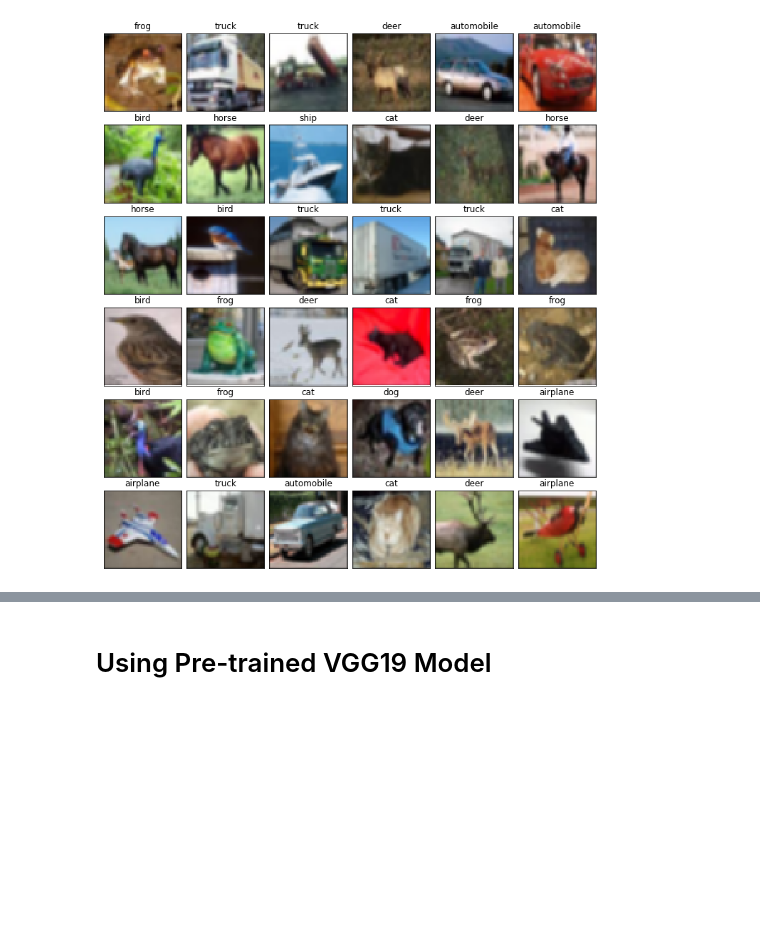
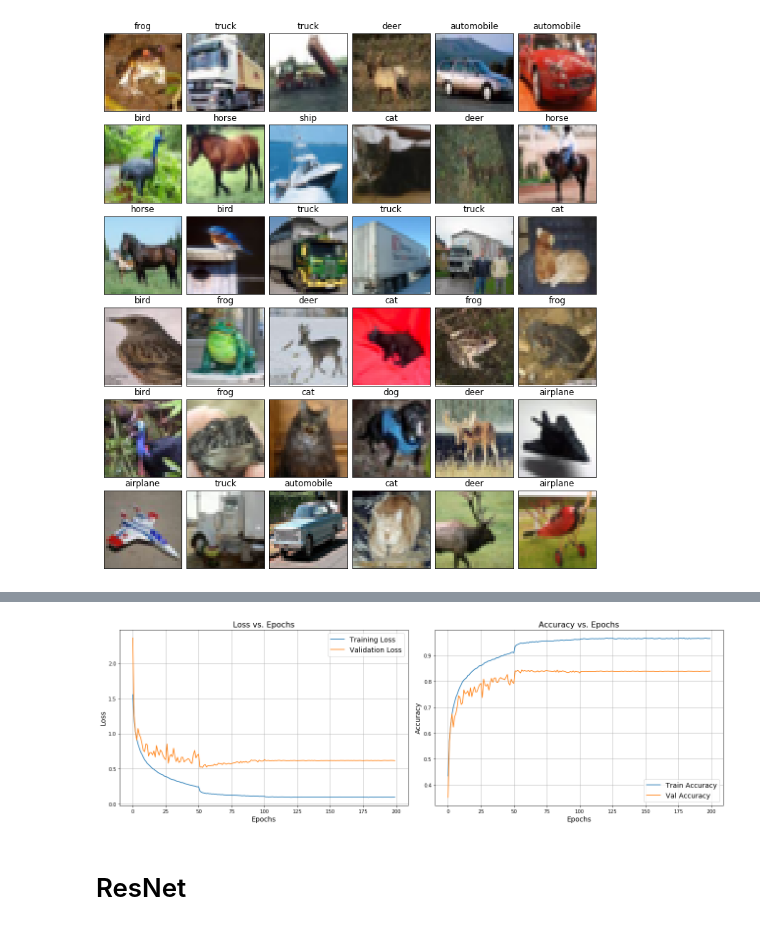
Before and after one commit to JifuZhao/CIFAR10-Keras, a Jupyter notebook: CIFAR10 Object Recognition.ipynb, the cells around one changed output, grey strips where cells are left out. Drawn from its saved outputs; the diff is of its cells as text; code cells hidden in the pictures; blank space fills up the shorter version.

```diff
--- a/CIFAR10 Object Recognition.ipynb
+++ b/CIFAR10 Object Recognition.ipynb
@@ -194,0 +387,6 @@ _________________________________________________________________
+# %%
+# Create ResNet model
+input_shape = (32, 32, 3)
+resnet_model = resnet(input_shape=input_shape, num_classes=10)
+
+resnet_model.summary()
@@ -195,12 +411,16 @@ _________________________________________________________________
 # %%
 # Create optimizer
-opt = keras.optimizers.Adam(lr=0.001, beta_1=0.9, beta_2=0.999)
-vgg19.compile(optimizer=opt, loss='categorical_crossentropy', metrics=['accuracy'])
+opt = keras.optimizers.Adam(lr=lr_schedule(0))
+resnet_model.compile(optimizer=opt, loss='categorical_crossentropy', metrics=['accuracy'])
 
 # Create call backs
-checkpoint = ModelCheckpoint(filepath='./models/vgg19_checkpoint.h5', verbose=0, save_best_only=True)
+checkpoint = ModelCheckpoint(filepath='./models/resnet_checkpoint.h5', verbose=0, save_best_only=True)
+lr_scheduler = LearningRateScheduler(lr_schedule)
+lr_reducer = ReduceLROnPlateau(factor=np.sqrt(0.1), cooldown=0, patience=5, min_lr=0.5e-6)
+callbacks = [checkpoint, lr_reducer, lr_scheduler]
 
 # Train the model
-vgg19_history = vgg19.fit(x=train_x, y=train_y, batch_size=64, epochs=200, verbose=2,
-                          validation_data=(val_x, val_y), callbacks=[checkpoint])
+resnet_history = resnet_model.fit(x=train_x, y=train_y, batch_size=128, epochs=200, verbose=2,
+                                  validation_data=(val_x, val_y), callbacks=callbacks)
+_ = gc.collect()
 # %% [output]
@@ -225,2 +443,0 @@ vgg19.save('./models/vgg19_model.h5')
-# %% [markdown]
-# Using Pre-trained VGG19 Model
@@ -229,0 +444,28 @@ vgg19_pretrain = VGG19(include_top=False, weights='imagenet', input_shape=input_
+# %%
+# Visualize the training process
+train_loss = resnet_history.history['loss']
+train_acc = resnet_history.history['acc']
+val_loss = resnet_history.history['val_loss']
+val_acc = resnet_history.history['val_acc']
+
+fig, ax = plt.subplots(nrows=1, ncols=2, figsize=(18, 6))
+ax[0].plot(train_loss, label='Training Loss')
+ax[0].plot(val_loss, label='Validation Loss')
+ax[0].set_title('Loss vs. Epochs', fontsize=16)
+ax[0].set_xlabel('Epochs', fontsize=14)
+ax[0].set_ylabel('Loss', fontsize=14)
+ax[0].legend(fontsize=14)
+ax[0].grid(True)
+
+ax[1].plot(train_acc, label='Train Accuracy')
+ax[1].plot(val_acc, label='Val Accuracy')
+ax[1].set_title('Accuracy vs. Epochs', fontsize=16)
+ax[1].set_xlabel('Epochs', fontsize=14)
+ax[1].set_ylabel('Accuracy', fontsize=14)
+ax[1].legend(fontsize=14)
+ax[1].grid(True)
+plt.tight_layout()
+fig.savefig('./result/resnet_loss.png', dpi=200)
+plt.show()
+# %% [output]
+[figure, added]
@@ -229,0 +484,2 @@ vgg19_pretrain = VGG19(include_top=False, weights='imagenet', input_shape=input_
+# %% [markdown]
+# ResNet
```
Also changed, not shown: parts of 26 cells of this notebook, 6 other files.
